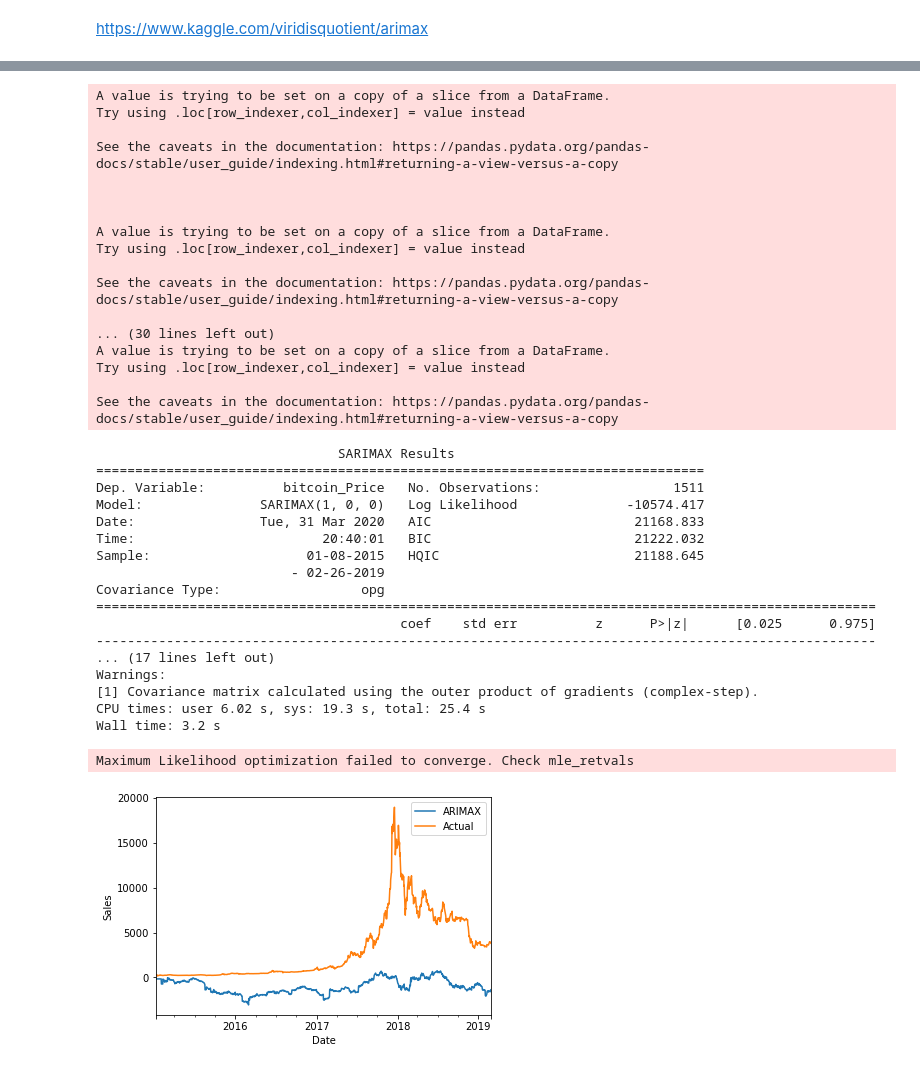
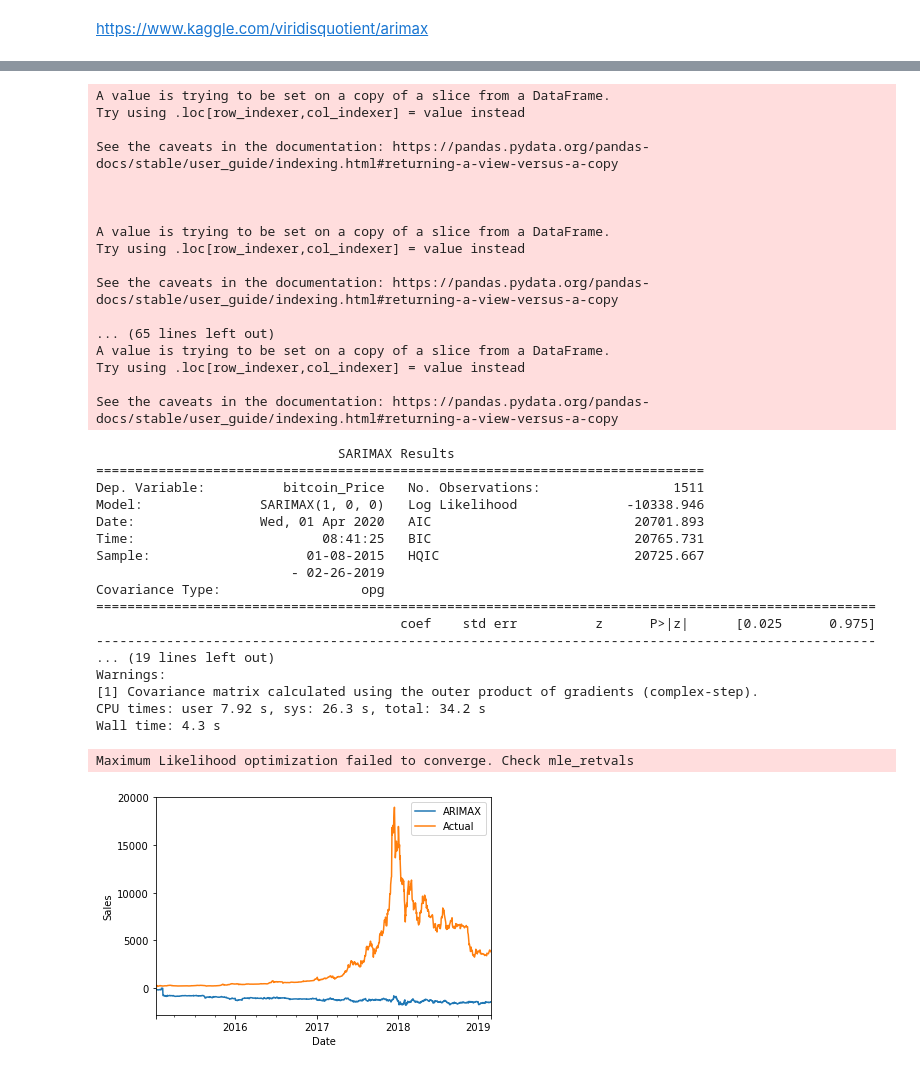
Before and after one commit to herrfeder/DataScientist, a Jupyter notebook: Project_05_Capstone_Stock_Chart_Analysis/03_model_ARIMAX.ipynb, the cells around one changed output, grey strips where cells are left out. Saved outputs shown, nothing was run; the diff lists cells and outputs as text; code cells hidden in the pictures.

```diff
--- a/Project_05_Capstone_Stock_Chart_Analysis/03_model_ARIMAX.ipynb
+++ b/Project_05_Capstone_Stock_Chart_Analysis/03_model_ARIMAX.ipynb
@@ -18,6 +18,8 @@ do.apply_boll_bands("bitcoin_hist", append_chart=True)
 corr_df = do.chart_df
 # %%
 corr_df = corr_df.resample('D').interpolate()
+# %%
+corr_df = corr_df.diff().dropna()
 # %%
 #creating the train and validation set
 train = corr_df[:int(0.8*(len(corr_df)))]
@@ -30,12 +32,19 @@ dummy_months.index = train.index
 
 
 
+
+train['bitcoin_Price_prev_week'] = train['bitcoin_Price'].shift(8)
 train['bitcoin_Price_prev_month'] = train['bitcoin_Price'].shift(31)
 train['alibaba_Price_prev_month'] = train['alibaba_Price'].shift(31)
+train['alibaba_Price_prev_week'] = train['alibaba_Price'].shift(8)
 train['amazon_Price_prev_month'] = train['amazon_Price'].shift(31)
 train['googl_Price_prev_month'] = train['googl_Price'].shift(31)
+train['googl_Price_prev_week'] = train['googl_Price'].shift(8)
+
 train['bitcoin_trends_prev_month'] = train['bitcoin_Google_Trends'].shift(31)
+train['bitcoin_trends_prev_week'] = train['bitcoin_Google_Trends'].shift(8)
 train['cryptocurrency_trends_prev_month'] = train['cryptocurrency_Google_Trends'].shift(31)
+train['cryptocurrency_trends_prev_week'] = train['cryptocurrency_Google_Trends'].shift(8)
 train['economy_pos_prev_month'] = train['economy_pos_sents'].shift(31)
 
 
@@ -66,17 +75,25 @@ dummy_months = pd.get_dummies(months)
 dummy_months.columns = ['month-%s' % m for m in dummy_months.columns]
 dummy_months.index = valid.index
 
+
+
+valid['bitcoin_Price_prev_week'] = valid['bitcoin_Price'].shift(8)
 valid['bitcoin_Price_prev_month'] = valid['bitcoin_Price'].shift(31)
 valid['alibaba_Price_prev_month'] = valid['alibaba_Price'].shift(31)
+valid['alibaba_Price_prev_week'] = valid['alibaba_Price'].shift(8)
 valid['amazon_Price_prev_month'] = valid['amazon_Price'].shift(31)
+valid['googl_Price_prev_month'] = valid['googl_Price'].shift(31)
+valid['googl_Price_prev_week'] = valid['googl_Price'].shift(8)
 
-valid['googl_Price_prev_month'] = valid['googl_Price'].shift(31)
 valid['bitcoin_trends_prev_month'] = valid['bitcoin_Google_Trends'].shift(31)
+valid['bitcoin_trends_prev_week'] = valid['bitcoin_Google_Trends'].shift(8)
 valid['cryptocurrency_trends_prev_month'] = valid['cryptocurrency_Google_Trends'].shift(31)
+valid['cryptocurrency_trends_prev_week'] = valid['cryptocurrency_Google_Trends'].shift(8)
 valid['economy_pos_prev_month'] = valid['economy_pos_sents'].shift(31)
 
 
 valid = pd.concat([valid, dummy_months], axis=1)
+
 #train.dropna(inplace=True)
 #valid.dropna(inplace=True)
 # %% [output]
@@ -92,7 +109,7 @@ Try using .loc[row_indexer,col_indexer] = value instead
 
 See the caveats in the documentation: https://pandas.pydata.org/pandas-docs/stable/user_guide/indexing.html#returning-a-view-versus-a-copy
 
-... (30 lines left out)
+... (65 lines left out)
 A value is trying to be set on a copy of a slice from a DataFrame.
 Try using .loc[row_indexer,col_indexer] = value instead
 
@@ -101,13 +118,17 @@ See the caveats in the documentation: https://pandas.pydata.org/pandas-docs/stab
 %%time
 s1i1 = train['bitcoin_Price']
 exog_s1i1 = train[[
+                   'bitcoin_Price_prev_week',
                    'bitcoin_Price_prev_month',
-                   'alibaba_Price_prev_month',
-                   'amazon_Price_prev_month',
+                   'alibaba_Price_prev_week',
+                   #'alibaba_Price_prev_month',
+                   #'amazon_Price_prev_month',
                    'googl_Price_prev_month',
+                   'bitcoin_trends_prev_week',
                    'bitcoin_trends_prev_month',
+                   'cryptocurrency_trends_prev_week',
                    'cryptocurrency_trends_prev_month',
-                   'month-1', 'month-2'
+                   'month-1', 'month-2',
                    ]].fillna(0)
 
 
@@ -118,42 +139,45 @@ print(arimax.summary())
                                SARIMAX Results
 ==============================================================================
 Dep. Variable:          bitcoin_Price   No. Observations:                 1511
-Model:               SARIMAX(1, 0, 0)   Log Likelihood              -10574.417
-Date:                Tue, 31 Mar 2020   AIC                          21168.833
-Time:                        20:40:01   BIC                          21222.032
-Sample:                    01-08-2015   HQIC                         21188.645
+Model:               SARIMAX(1, 0, 0)   Log Likelihood              -10338.946
+Date:                Wed, 01 Apr 2020   AIC                          20701.893
+Time:                        08:41:25   BIC                          20765.731
+Sample:                    01-08-2015   HQIC                         20725.667
                          - 02-26-2019
 Covariance Type:                  opg
 ====================================================================================================
                                        coef    std err          z      P>|z|      [0.025      0.975]
 ----------------------------------------------------------------------------------------------------
-... (17 lines left out)
+... (19 lines left out)
 Warnings:
 [1] Covariance matrix calculated using the outer product of gradients (complex-step).
-CPU times: user 6.02 s, sys: 19.3 s, total: 25.4 s
-Wall time: 3.2 s
+CPU times: user 7.92 s, sys: 26.3 s, total: 34.2 s
+Wall time: 4.3 s
 Maximum Likelihood optimization failed to converge. Check mle_retvals
 # %%
 
 
 exog = train[[
+                   'bitcoin_Price_prev_week',
                    'bitcoin_Price_prev_month',
-                   'alibaba_Price_prev_month',
-                   'amazon_Price_prev_month',
+                   'alibaba_Price_prev_week',
+                   #'alibaba_Price_prev_month',
+                   #'amazon_Price_prev_month',
                    'googl_Price_prev_month',
+                   'bitcoin_trends_prev_week',
                    'bitcoin_trends_prev_month',
+                   'cryptocurrency_trends_prev_week',
                    'cryptocurrency_trends_prev_month',
                    'month-1', 'month-2'
                    ]].fillna(0)
-
 forecast =  arimax.predict( dynamic=True, exog=exog)
 actual = train["bitcoin_Price"]
 
 forecast.plot()
 actual.plot()
 plt.legend(['ARIMAX', 'Actual'])
 plt.ylabel('Sales');
 # %% [output]
-[figure, old version]
+[figure, new version]
 # %%
 exog = valid[[
```
Also changed, not shown: parts of 5 cells of this notebook.
